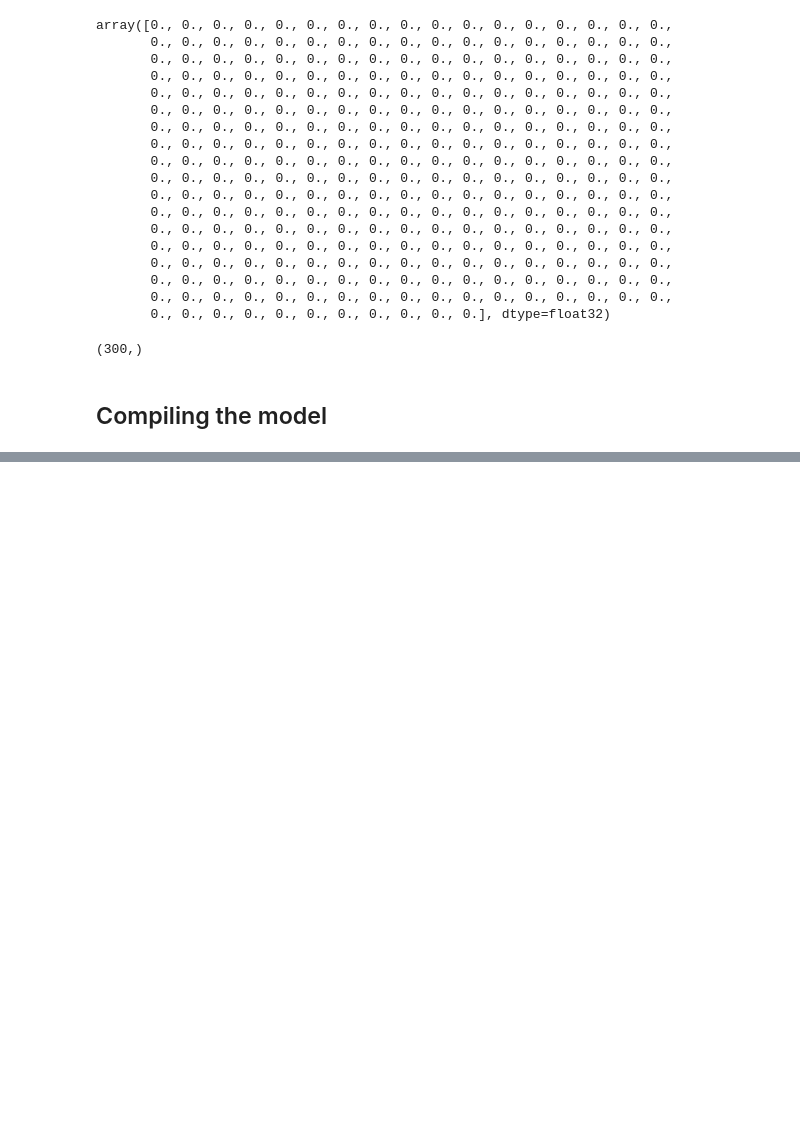
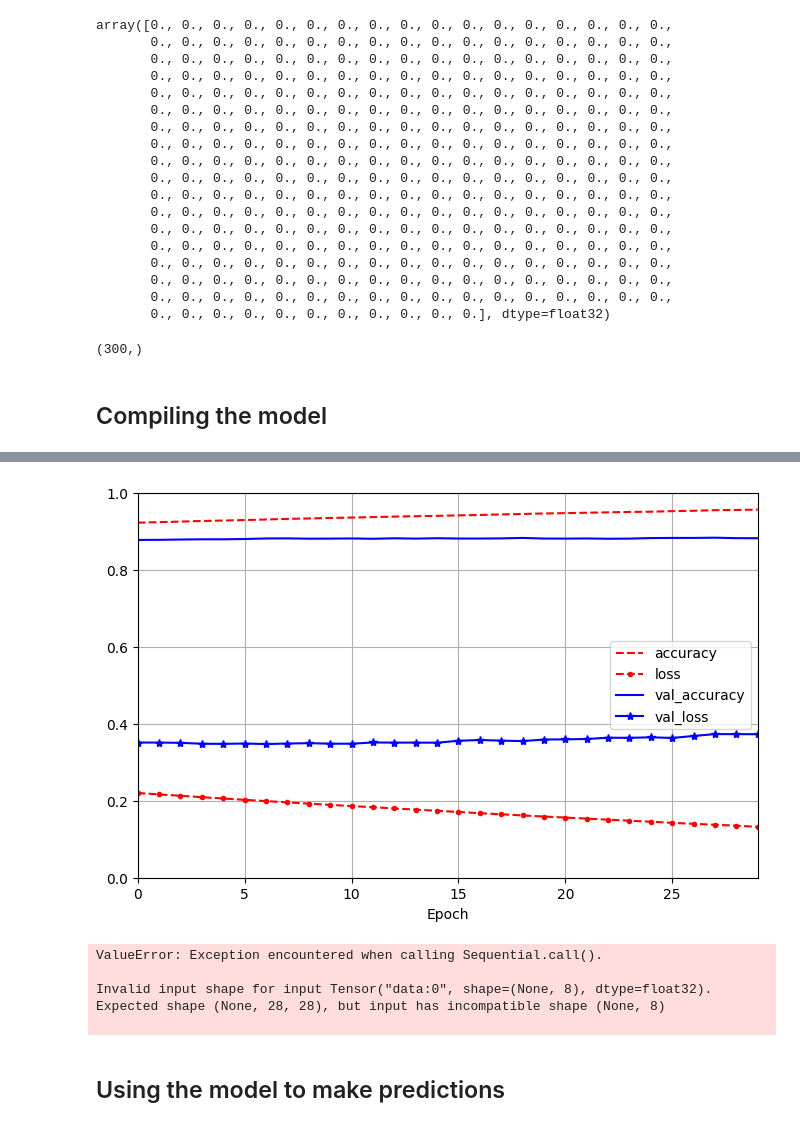
Before and after one commit to juliovr/homl, a Jupyter notebook: 10_introduction_to_ann_with_keras.ipynb, the cells around one changed output, grey strips where cells are left out. Drawn from its saved outputs; the diff is of its cells as text; code cells hidden in the pictures; blank space fills up the shorter version.

```diff
--- a/10_introduction_to_ann_with_keras.ipynb
+++ b/10_introduction_to_ann_with_keras.ipynb
@@ -267,0 +270,21 @@ Epoch 30/30
+# %%
+import matplotlib.pyplot as plt
+import pandas as pd
+
+# xlim: 0-29 -> there are 30 epochs
+# ylim: 0-1 -> just because the values ranges from 0 to 1
+pd.DataFrame(history.history).plot(
+    figsize=(8, 5), xlim=[0, 29], ylim=[0, 1], grid=True, xlabel="Epoch", style=["r--", "r--.", "b-", "b-*"]
+)
+plt.show()
+# %% [output]
+[figure, added]
+# %%
+model.evaluate(X_test, y_test)
+# %% [output]
+ValueError: Exception encountered when calling Sequential.call().
+
+Invalid input shape for input Tensor("data:0", shape=(None, 8), dtype=float32). Expected shape (None, 28, 28), but input has incompatible shape (None, 8)
+
+# %% [markdown]
+## Using the model to make predictions
```
Also changed, not shown: parts of 23 cells of this notebook.
